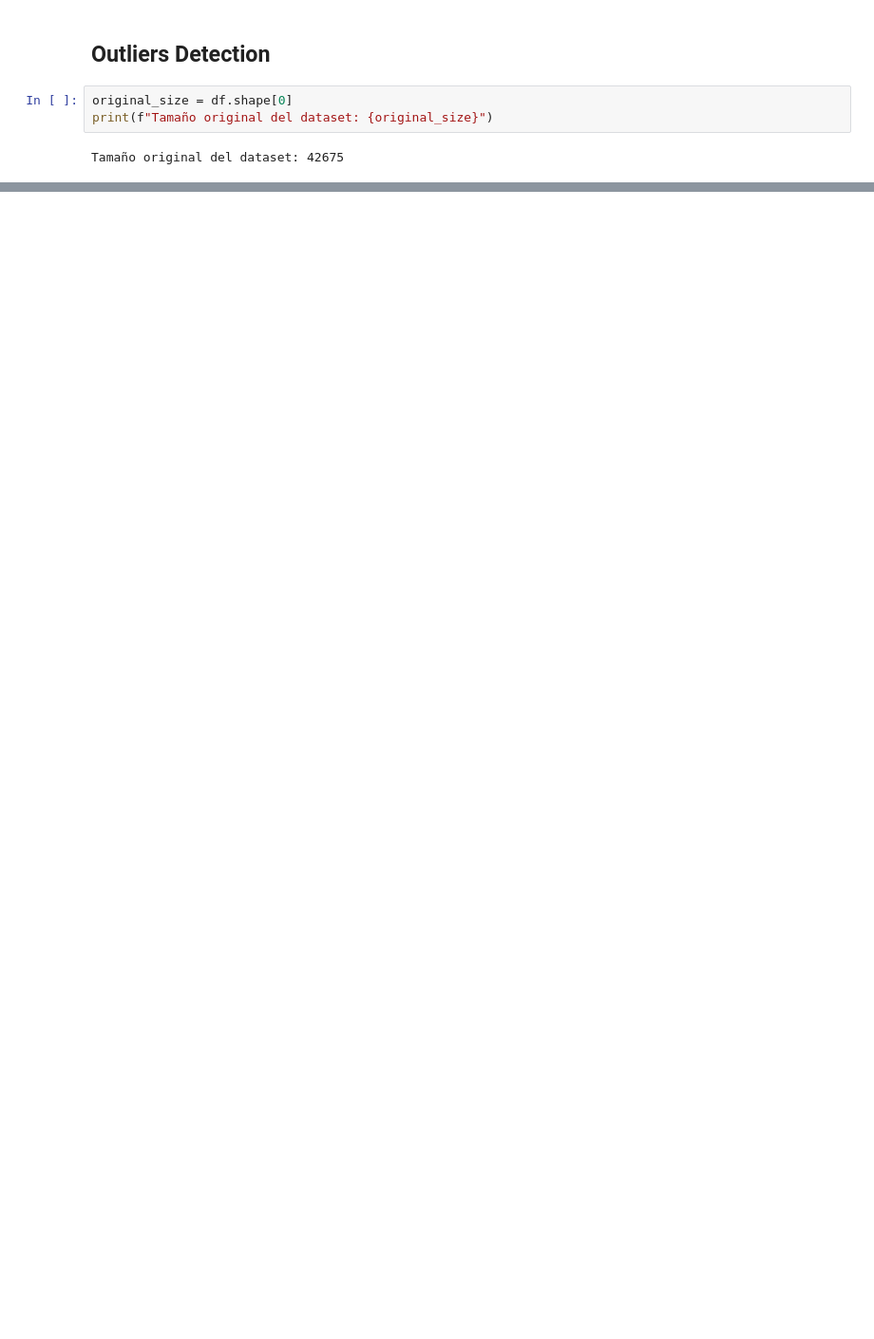
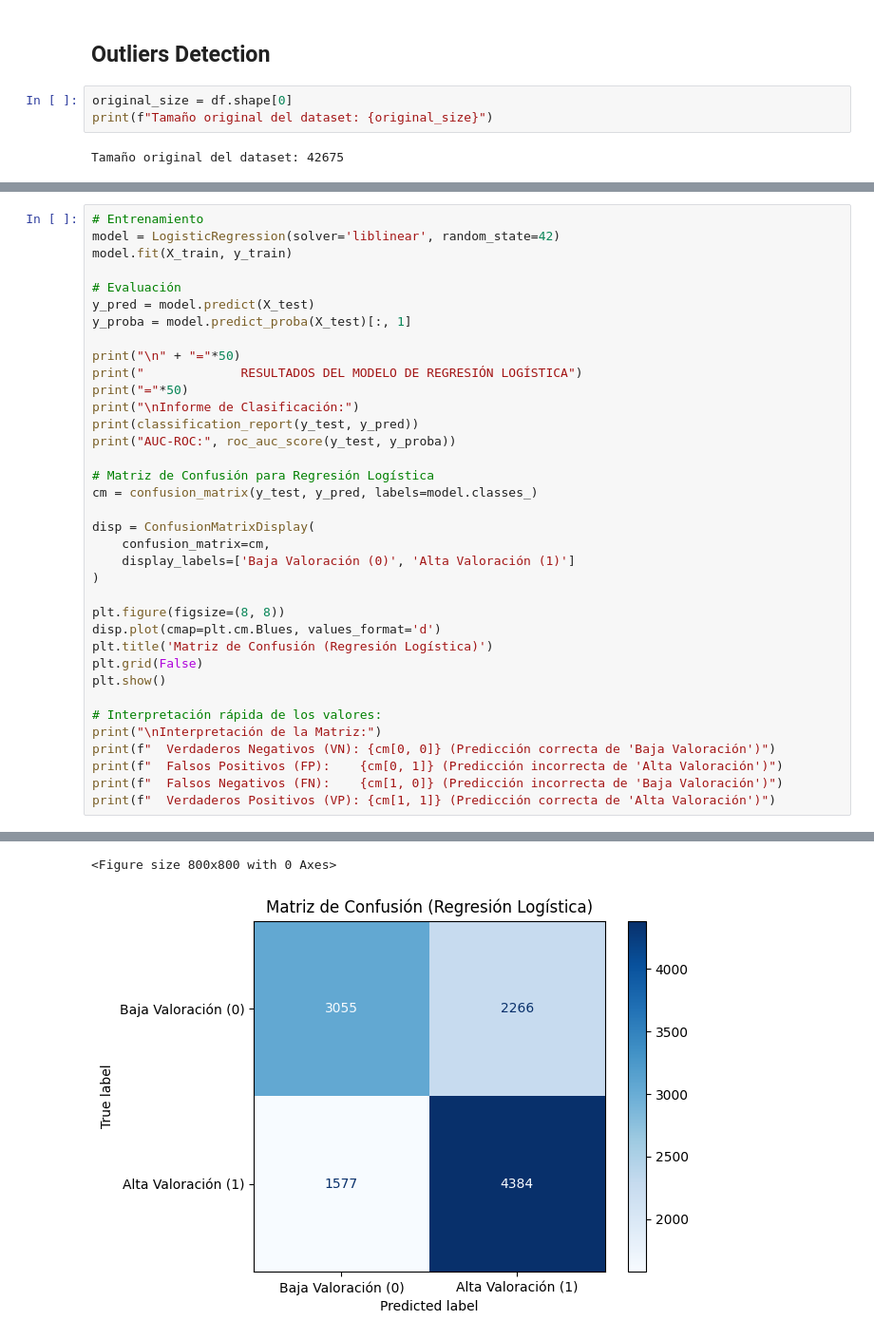
Before and after one commit to Chispon77/Proyecto-Final-CoderHouse, a Jupyter notebook: ProjectAmazon.ipynb, the cells around one changed output, grey strips where cells are left out. Shown: that part at 95% size. Saved outputs shown, nothing was run; the diff lists cells and outputs as text; blank space fills up the shorter version.

```diff
--- a/ProjectAmazon.ipynb
+++ b/ProjectAmazon.ipynb
@@ -390,0 +503,37 @@ Registros eliminados: 5069 (11.88%)
+# %%
+# Entrenamiento
+model = LogisticRegression(solver='liblinear', random_state=42)
+model.fit(X_train, y_train)
+
+# Evaluación
+y_pred = model.predict(X_test)
+y_proba = model.predict_proba(X_test)[:, 1]
+
+print("\n" + "="*50)
+print("             RESULTADOS DEL MODELO DE REGRESIÓN LOGÍSTICA")
+print("="*50)
+print("\nInforme de Clasificación:")
+print(classification_report(y_test, y_pred))
+print("AUC-ROC:", roc_auc_score(y_test, y_proba))
+
+# Matriz de Confusión para Regresión Logística
+cm = confusion_matrix(y_test, y_pred, labels=model.classes_)
+
+disp = ConfusionMatrixDisplay(
+    confusion_matrix=cm,
+    display_labels=['Baja Valoración (0)', 'Alta Valoración (1)']
+)
+
+plt.figure(figsize=(8, 8))
+disp.plot(cmap=plt.cm.Blues, values_format='d')
+plt.title('Matriz de Confusión (Regresión Logística)')
+plt.grid(False)
+plt.show()
+
+# Interpretación rápida de los valores:
+print("\nInterpretación de la Matriz:")
+print(f"  Verdaderos Negativos (VN): {cm[0, 0]} (Predicción correcta de 'Baja Valoración')")
+print(f"  Falsos Positivos (FP):    {cm[0, 1]} (Predicción incorrecta de 'Alta Valoración')")
+print(f"  Falsos Negativos (FN):    {cm[1, 0]} (Predicción incorrecta de 'Baja Valoración')")
+print(f"  Verdaderos Positivos (VP): {cm[1, 1]} (Predicción correcta de 'Alta Valoración')")
+# %% [output]
@@ -390,0 +555,2 @@ Registros eliminados: 5069 (11.88%)
+<Figure size 800x800 with 0 Axes>
+[figure, added]
```
Also changed, not shown: parts of 24 cells of this notebook.
